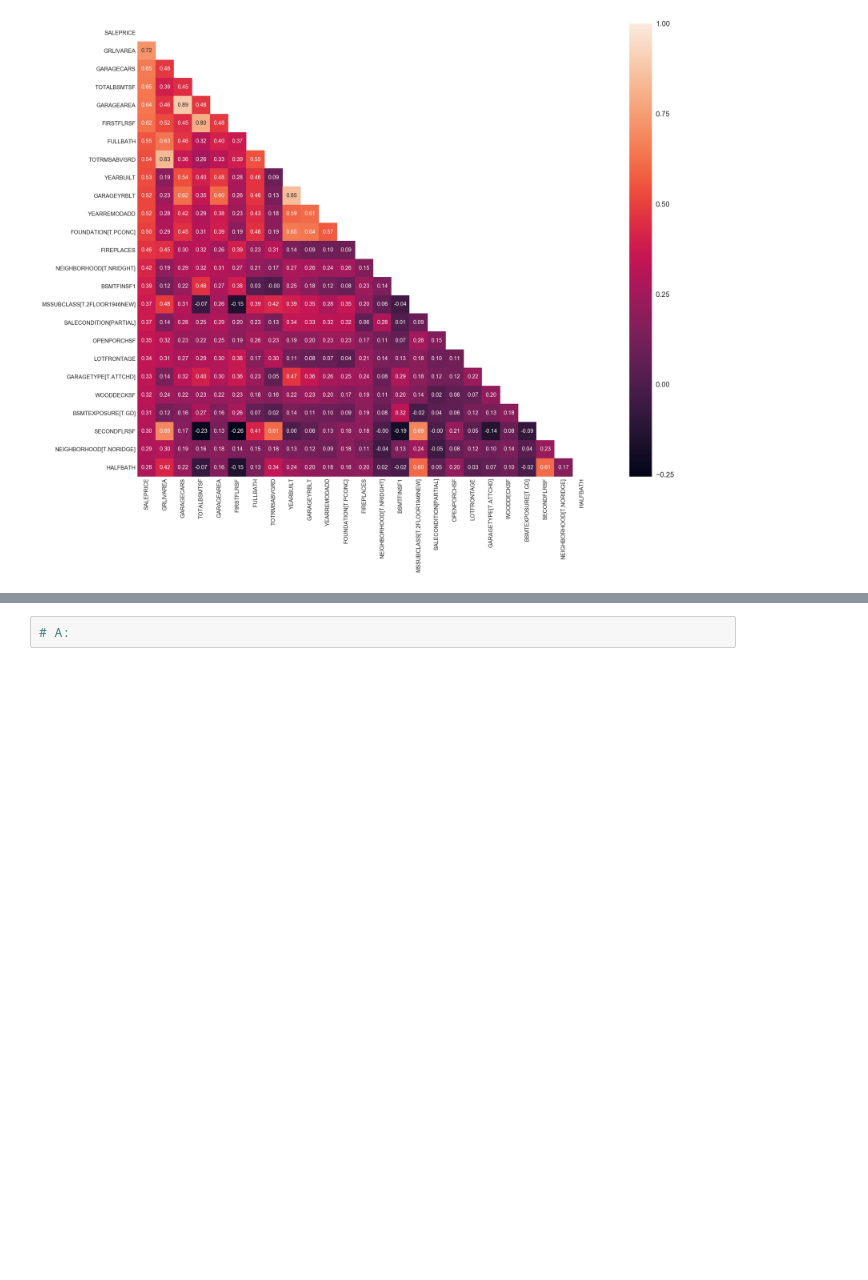
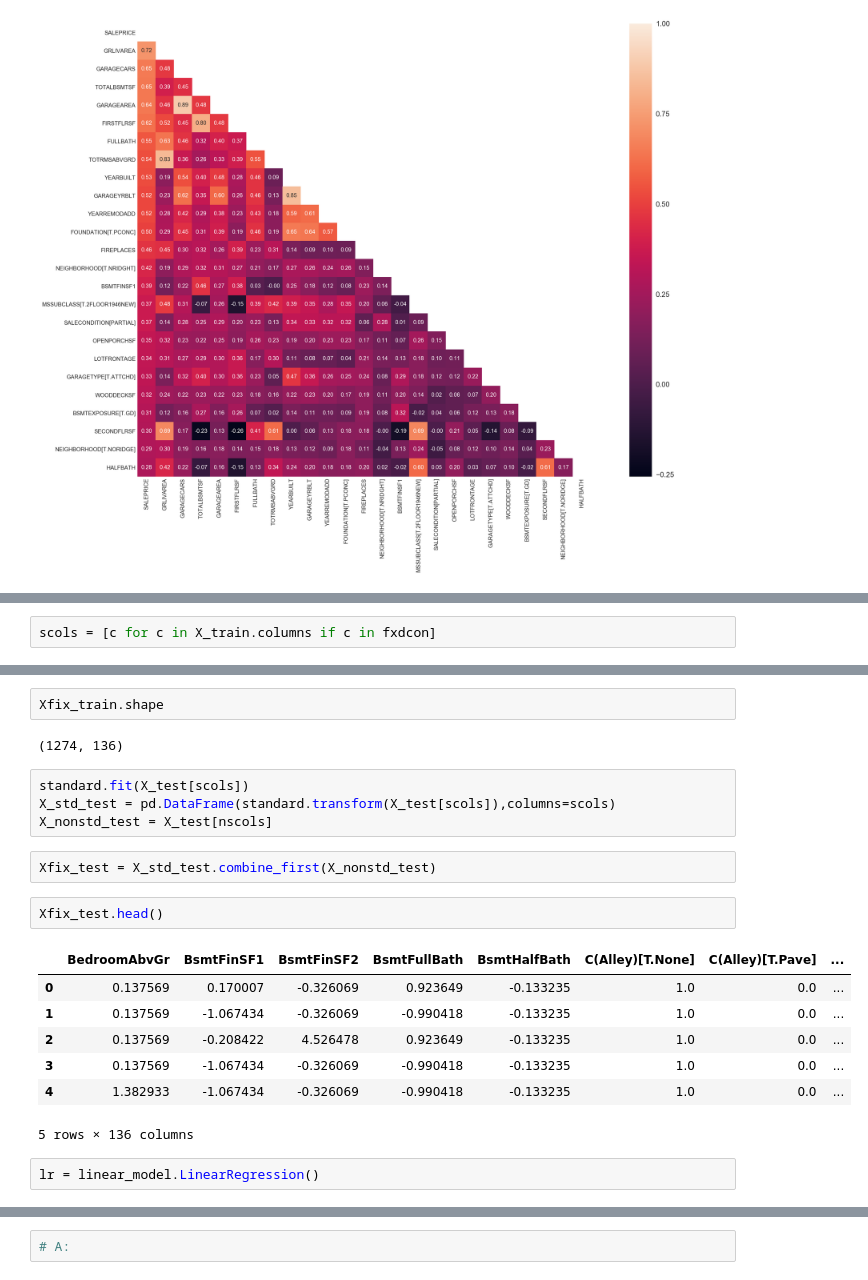
Before and after one commit to BhushanShet/BhushanShet.github.io, a Jupyter notebook: project-three/project-03-starter.ipynb, the cells around one changed output, grey strips where cells are left out. Cells and saved outputs as stored; diff of their text form; blank space fills up the shorter version.

```diff
--- a/project-three/project-03-starter.ipynb
+++ b/project-three/project-03-starter.ipynb
@@ -451,0 +472,2 @@ plt.show()
+# %%
+scols = [c for c in X_train.columns if c in fxdcon]
@@ -451,0 +494,22 @@ plt.show()
+# %%
+Xfix_train.shape
+# %% [output]
+(1274, 136)
+# %%
+standard.fit(X_test[scols])
+X_std_test = pd.DataFrame(standard.transform(X_test[scols]),columns=scols)
+X_nonstd_test = X_test[nscols]
+# %%
+Xfix_test = X_std_test.combine_first(X_nonstd_test)
+# %%
+Xfix_test.head()
+# %% [output]
+|  | BedroomAbvGr | BsmtFinSF1 | BsmtFinSF2 | BsmtFullBath | BsmtHalfBath | C(Alley)[T.None] | C(Alley)[T.Pave] | ... |
+| 0 | 0.137569 | 0.170007 | -0.326069 | 0.923649 | -0.133235 | 1.0 | 0.0 | ... |
+| 1 | 0.137569 | -1.067434 | -0.326069 | -0.990418 | -0.133235 | 1.0 | 0.0 | ... |
+| 2 | 0.137569 | -0.208422 | 4.526478 | 0.923649 | -0.133235 | 1.0 | 0.0 | ... |
+| 3 | 0.137569 | -1.067434 | -0.326069 | -0.990418 | -0.133235 | 1.0 | 0.0 | ... |
+| 4 | 1.382933 | -1.067434 | -0.326069 | -0.990418 | -0.133235 | 1.0 | 0.0 | ... |
+5 rows × 136 columns
+# %%
+lr = linear_model.LinearRegression()
```
Also changed, not shown: parts of 18 cells of this notebook.
